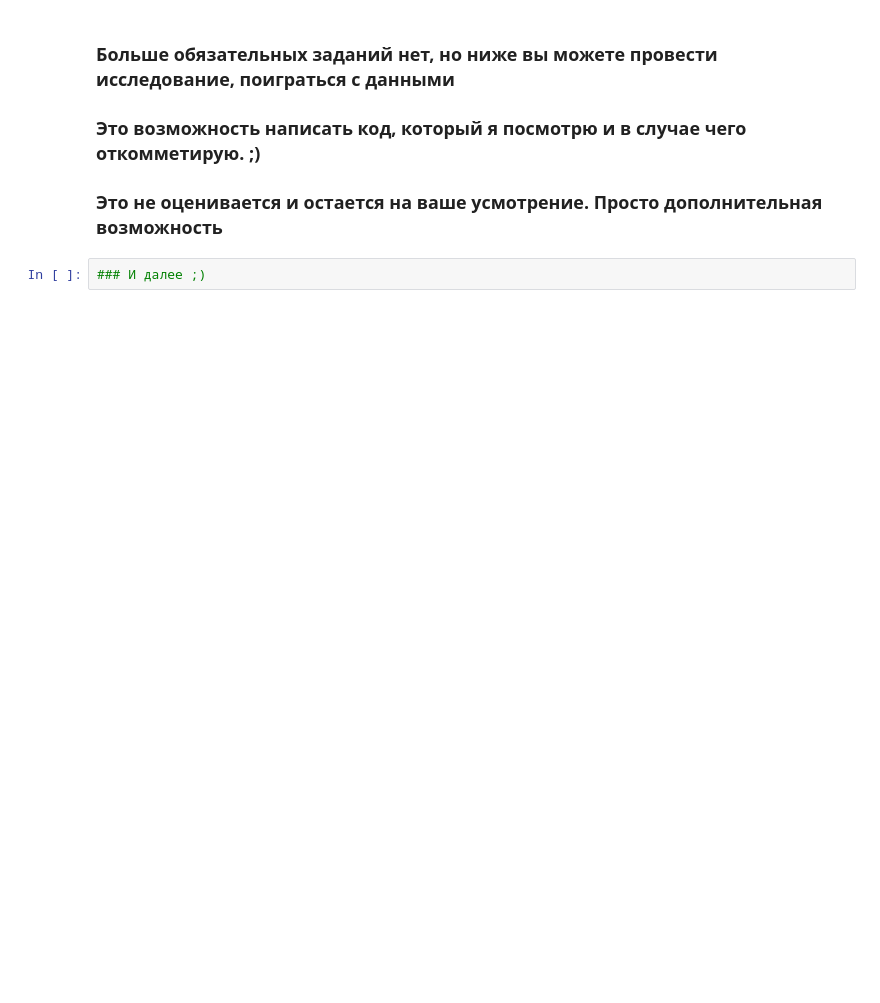
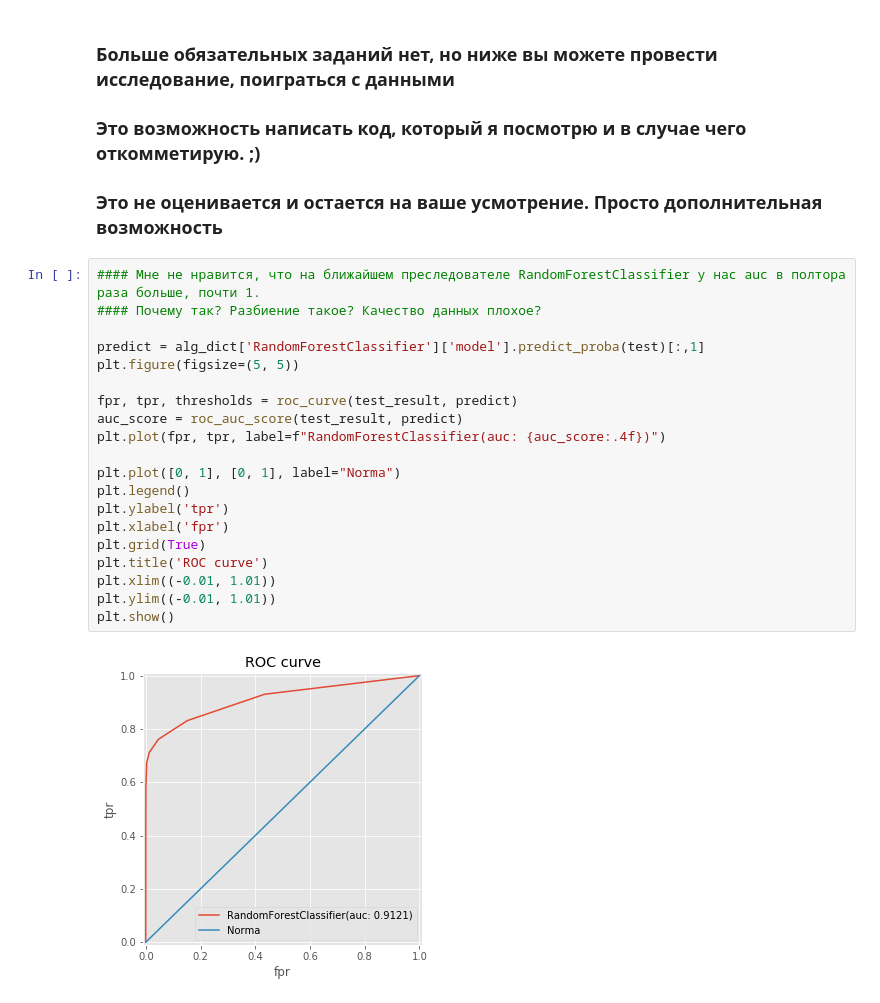
Before and after one commit to VeeCount/sfml, a Jupyter notebook: lesson_02/HomeWork/hw2-task.ipynb, the cells around one changed output. Saved outputs shown, nothing was run; the diff lists cells and outputs as text; blank space fills up the shorter version.

```diff
--- a/lesson_02/HomeWork/hw2-task.ipynb
+++ b/lesson_02/HomeWork/hw2-task.ipynb
@@ -390,5 +558,25 @@ SyntaxError: invalid syntax (<ipython-input-31-32ceb4195326>, line 3)
 ### Больше обязательных заданий нет, но ниже вы можете провести исследование, поиграться с данными
 ### Это возможность написать код, который я посмотрю и в случае чего откомметирую. ;)
 ### Это не оценивается и остается на ваше усмотрение. Просто дополнительная возможность
-# %%
-### И далее ;)
+# %%
+#### Мне не нравится, что на ближайшем преследователе RandomForestClassifier у нас auc в полтора раза больше, почти 1.
+#### Почему так? Разбиение такое? Качество данных плохое?
+
+predict = alg_dict['RandomForestClassifier']['model'].predict_proba(test)[:,1]
+plt.figure(figsize=(5, 5))
+
+fpr, tpr, thresholds = roc_curve(test_result, predict)
+auc_score = roc_auc_score(test_result, predict)
+plt.plot(fpr, tpr, label=f"RandomForestClassifier(auc: {auc_score:.4f})")
+
+plt.plot([0, 1], [0, 1], label="Norma")
+plt.legend()
+plt.ylabel('tpr')
+plt.xlabel('fpr')
+plt.grid(True)
+plt.title('ROC curve')
+plt.xlim((-0.01, 1.01))
+plt.ylim((-0.01, 1.01))
+plt.show()
+# %% [output]
+[figure, added]
```
Also changed, not shown: parts of 20 cells of this notebook.
